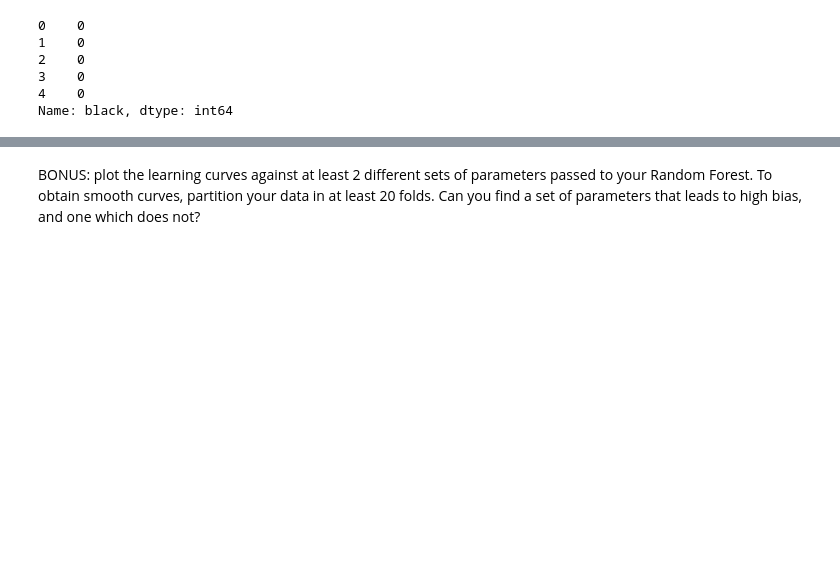
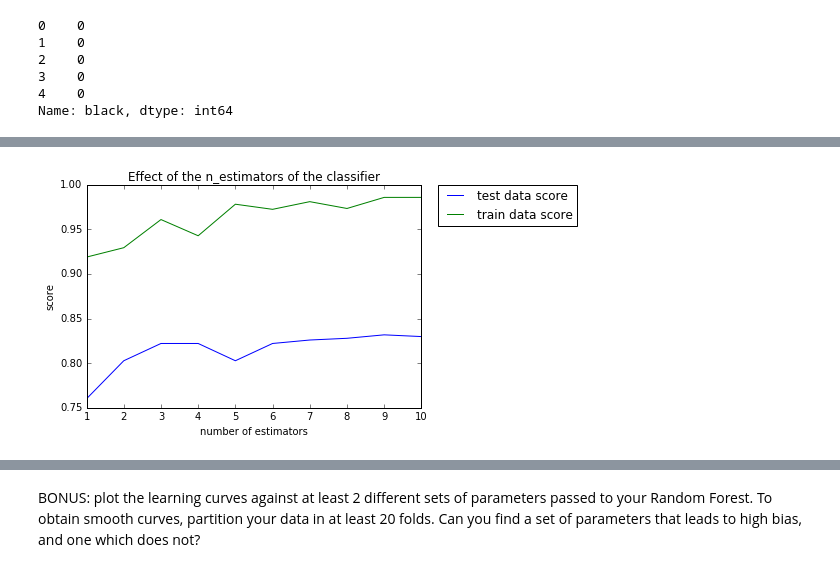
Before and after one commit to amirsh/ada-ana, a Jupyter notebook: HW4-notebooks/Exercice1.ipynb, the cells around one changed output, grey strips where cells are left out. Cells and saved outputs as stored; diff of their text form; code cells hidden in the pictures; blank space fills up the shorter version.

```diff
--- a/HW4-notebooks/Exercice1.ipynb
+++ b/HW4-notebooks/Exercice1.ipynb
@@ -495,0 +256,27 @@ Feature ranking:
+# %%
+# different values of n_estimators
+n = np.arange(1,11,1)
+X_train, X_test, y_train, y_test = train_test_split(data_x, data_y, test_size=ratio, random_state=4)
+tr_score = []
+te_score = []
+
+
+for i in  np.arange(len(n)):
+    clf = RandomForestClassifier(n_estimators = n[i])
+    clf = clf.fit(X_train, y_train)
+    y_pred = clf.predict(X_test)
+    tr_pred = clf.predict(X_train)
+    tr_score = np.r_[tr_score,metrics.accuracy_score(y_train, tr_pred)]
+    te_score = np.r_[te_score,metrics.accuracy_score(y_test, y_pred)]
+
+# plot results
+plt.figure()
+plt.title("Effect of the n_estimators of the classifier")
+plt.plot(n, te_score, label="test data score")
+plt.plot(n, tr_score, label="train data score")
+plt.xlabel('number of estimators')
+plt.ylabel('score' )
+plt.legend(bbox_to_anchor=(1.05, 1), loc=2, borderaxespad=0.)
+plt.show()
+# %% [output]
+[figure, added]
```
Also changed, not shown: parts of 86 cells of this notebook.
